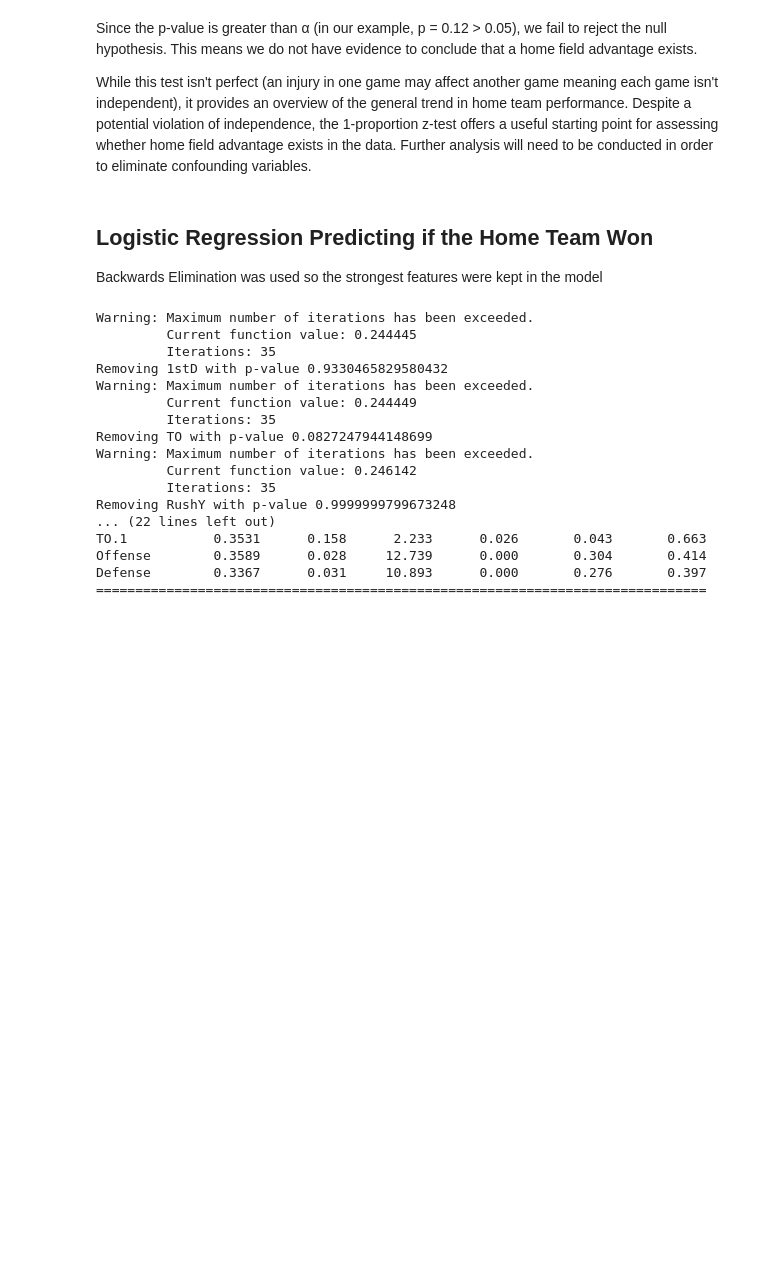
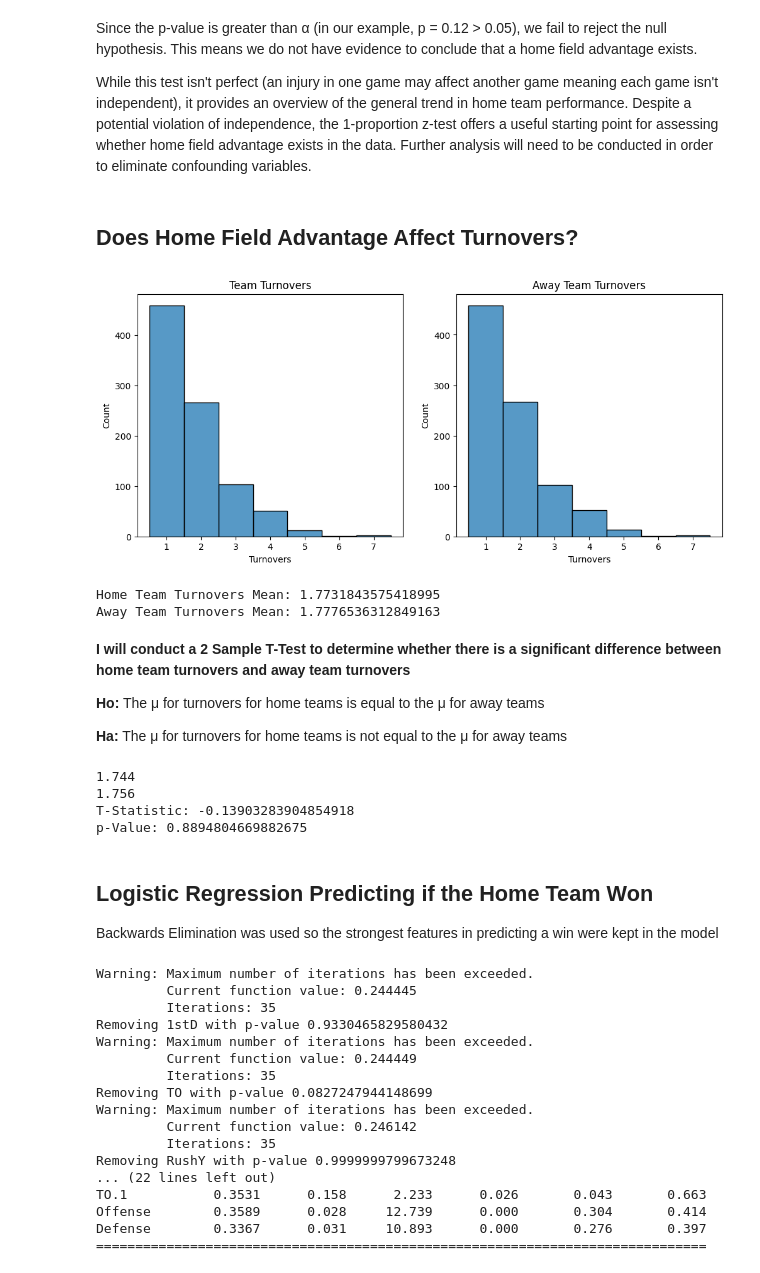
Before and after one commit to aayn-a/Exploratory-Analysis-of-Data-from-NFL-Games, a Jupyter notebook: analysis.ipynb, the cells around one changed output. Cells and saved outputs as stored; diff of their text form; code cells hidden in the pictures; blank space fills up the shorter version.

Commit message:
Turnovers

```diff
--- a/analysis.ipynb
+++ b/analysis.ipynb
@@ -95,10 +108,54 @@ print(zStatistic, pValue)
 Since the p-value is greater than α (in our example, p = 0.12 > 0.05), we fail to reject the null hypothesis. This means we do not have evidence to conclude that a home field advantage exists.
 
 While this test isn't perfect (an injury in one game may affect another game meaning each game isn't independent), it provides an overview of the general trend in home team performance. Despite a potential violation of independence, the 1-proportion z-test offers a useful starting point for assessing whether home field advantage exists in the data. Further analysis will need to be conducted in order to eliminate confounding variables.
+# %% [markdown]
+## Does Home Field Advantage Affect Turnovers?
+# %%
+fig, axes = plt.subplots(1, 2, figsize=(12,5))
+sns.histplot(nfl_data["TO"], ax=axes[0], discrete=True)
+axes[0].set_title("Team Turnovers")
+axes[0].set_xlabel("Turnovers")
+sns.histplot(nfl_data["TO.1"], ax=axes[1], discrete=True)
+axes[1].set_title("Away Team Turnovers")
+axes[1].set_xlabel("Turnovers")
+plt.show()
+
+
+print(f"Home Team Turnovers Mean: {nfl_data["TO"].mean()}")
+print(f"Away Team Turnovers Mean: {nfl_data["TO.1"].mean()}")
+# %% [output]
+[figure, added]
+Home Team Turnovers Mean: 1.7731843575418995
+Away Team Turnovers Mean: 1.7776536312849163
+# %% [markdown]
+**I will conduct a 2 Sample T-Test to determine whether there is a significant difference between home team turnovers and away team turnovers**
+
+**Ho:** The μ for turnovers for home teams is equal to the μ for away teams
+
+**Ha:** The μ for turnovers for home teams is not equal to the μ for away teams
+# %%
+import scipy.stats as stats
+
+turnoverSampleHome = nfl_data.sample(250, replace=False, random_state=100)
+turnoverSampleAway = nfl_data.sample(250, replace=False, random_state=50)
+
+mean1 = turnoverSampleHome["TO"].mean()
+mean2 = turnoverSampleAway["TO.1"].mean()
+print(mean1)
+print(mean2)
+tStatistic, pValue = stats.ttest_ind(turnoverSampleHome["TO"], turnoverSampleAway["TO.1"], equal_var=False)
+
+print(f"T-Statistic: {tStatistic}")
+print(f"p-Value: {pValue}")
+# %% [output]
+1.744
+1.756
+T-Statistic: -0.13903283904854918
+p-Value: 0.8894804669882675
 # %% [markdown]
 ## Logistic Regression Predicting if the Home Team Won
 
-Backwards Elimination was used so the strongest features were kept in the model
+Backwards Elimination was used so the strongest features in predicting a win were kept in the model
 # %%
 predictors = ["1stD", "TotYd", "PassY", "RushY", "TO", "TotYd.1", "TO.1", "Offense", "Defense"]
 X = nfl_data[predictors]
```
Also changed, not shown: parts of 6 cells of this notebook.
